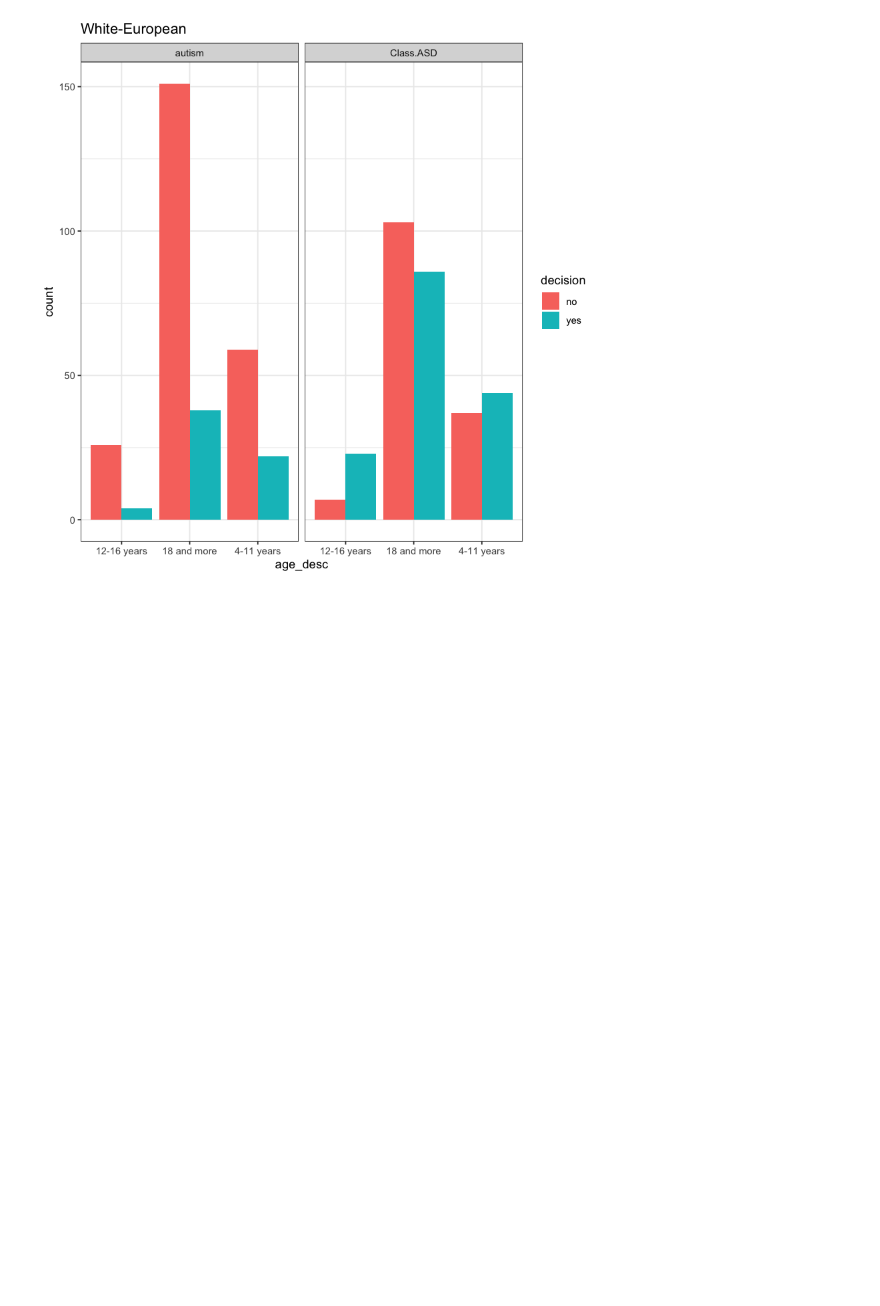
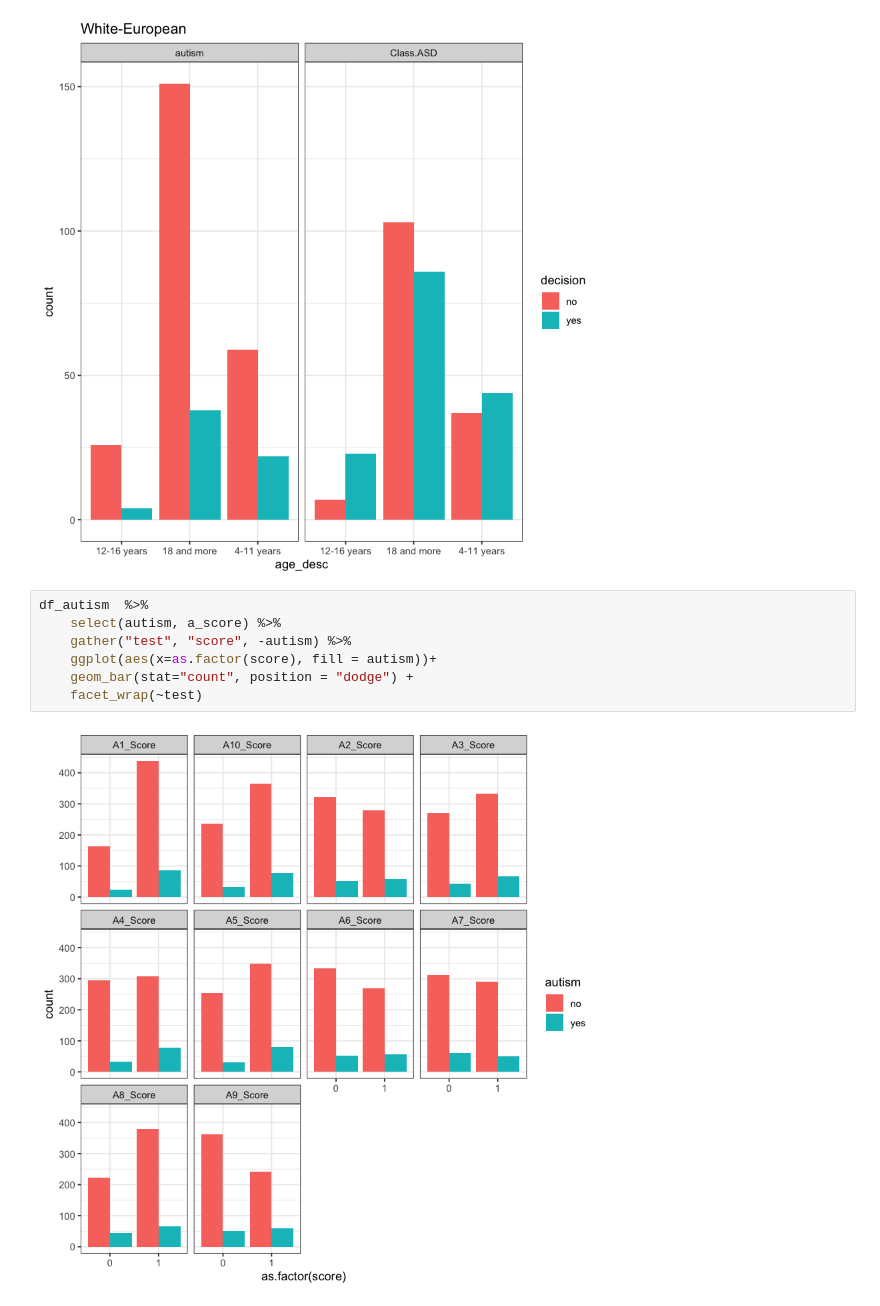
Before and after one commit to UBC-MDS/522-Workflows-Group-414, a Jupyter notebook: src/EDA_autism-screening_2.ipynb, the cells around one changed output. Saved outputs shown, nothing was run; the diff lists cells and outputs as text; blank space fills up the shorter version.

```diff
--- a/src/EDA_autism-screening_2.ipynb
+++ b/src/EDA_autism-screening_2.ipynb
@@ -242,3 +251,12 @@ ggsave("../img/04_white_misclass.png")
 # %% [output]
 Saving 7 x 7 in image
 [figure]
+# %%
+df_autism  %>%
+    select(autism, a_score) %>%
+    gather("test", "score", -autism) %>%
+    ggplot(aes(x=as.factor(score), fill = autism))+
+    geom_bar(stat="count", position = "dodge") +
+    facet_wrap(~test)
+# %% [output]
+[figure, added]
```
Also changed, not shown: parts of 9 cells of this notebook.
